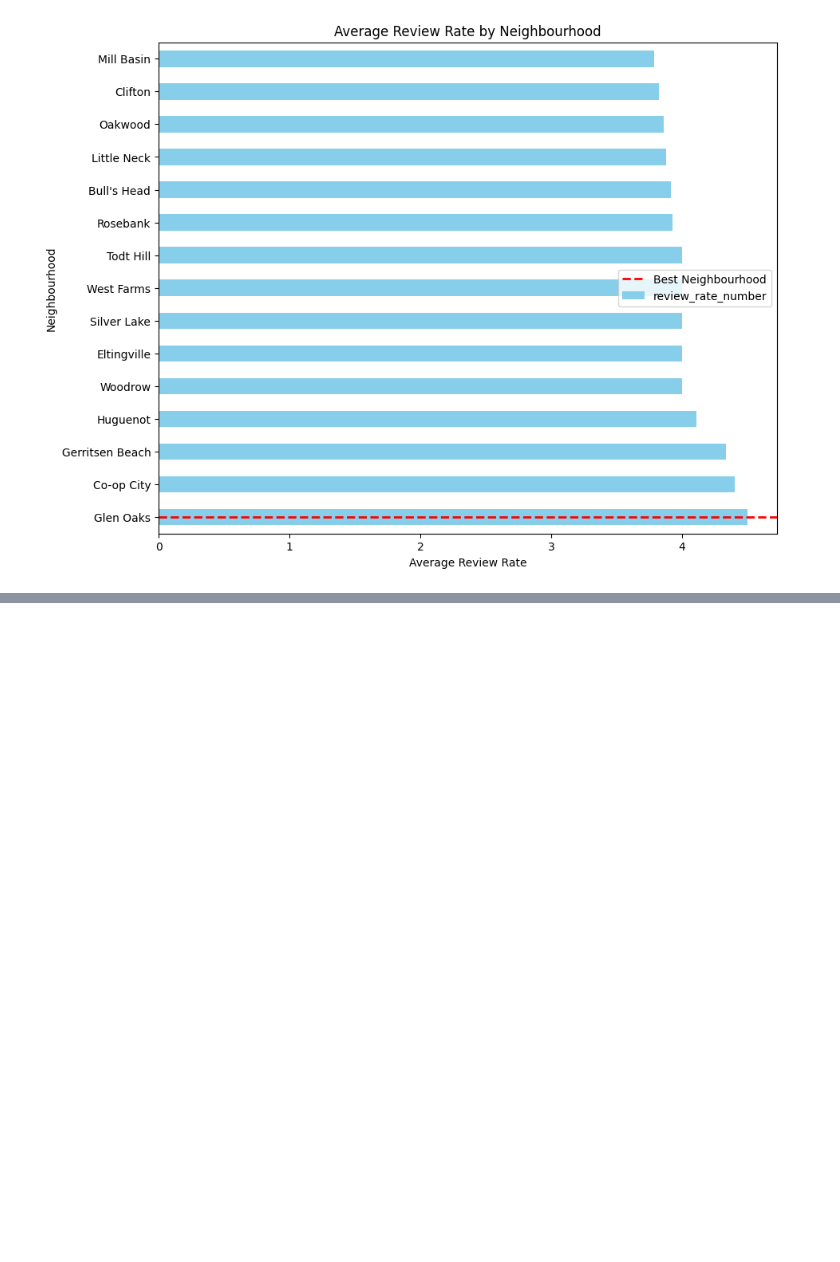
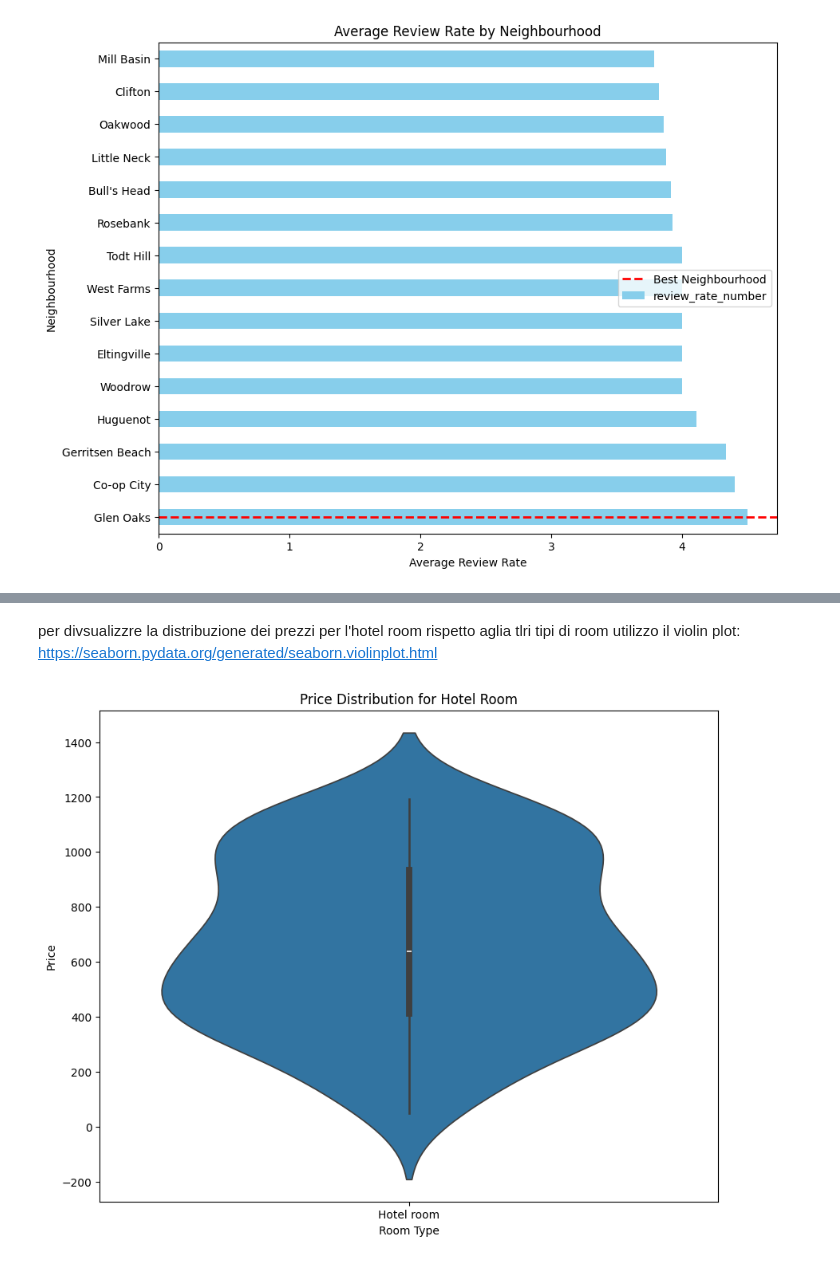
Before and after one commit to AnnaBicelli/Airbnb_Open_Data_project, a Jupyter notebook: Airbnb_Project.ipynb, the cells around one changed output, grey strips where cells are left out. Cells and saved outputs as stored; diff of their text form; code cells hidden in the pictures; blank space fills up the shorter version.

```diff
--- a/Airbnb_Project.ipynb
+++ b/Airbnb_Project.ipynb
@@ -1384,0 +1649,15 @@ plt.show()
+# %% [markdown]
+per divsualizzre la distribuzione dei prezzi per l'hotel room rispetto aglia tlri tipi di room utilizzo il violin plot: https://seaborn.pydata.org/generated/seaborn.violinplot.html
+# %%
+# Filtra i dati solo per l'hotel room che vuoi analizzare
+hotel_room_data = airbnb_df[airbnb_df['room_type'] == 'Hotel room']
+
+# Crea il violin plot
+plt.figure(figsize=(10, 8))
+sns.violinplot(x='room_type', y='price', data=hotel_room_data)
+plt.xlabel('Room Type')
+plt.ylabel('Price')
+plt.title('Price Distribution for Hotel Room')
+plt.show()
+# %% [output]
+[figure, added]
```
Also changed, not shown: parts of 29 cells of this notebook.
